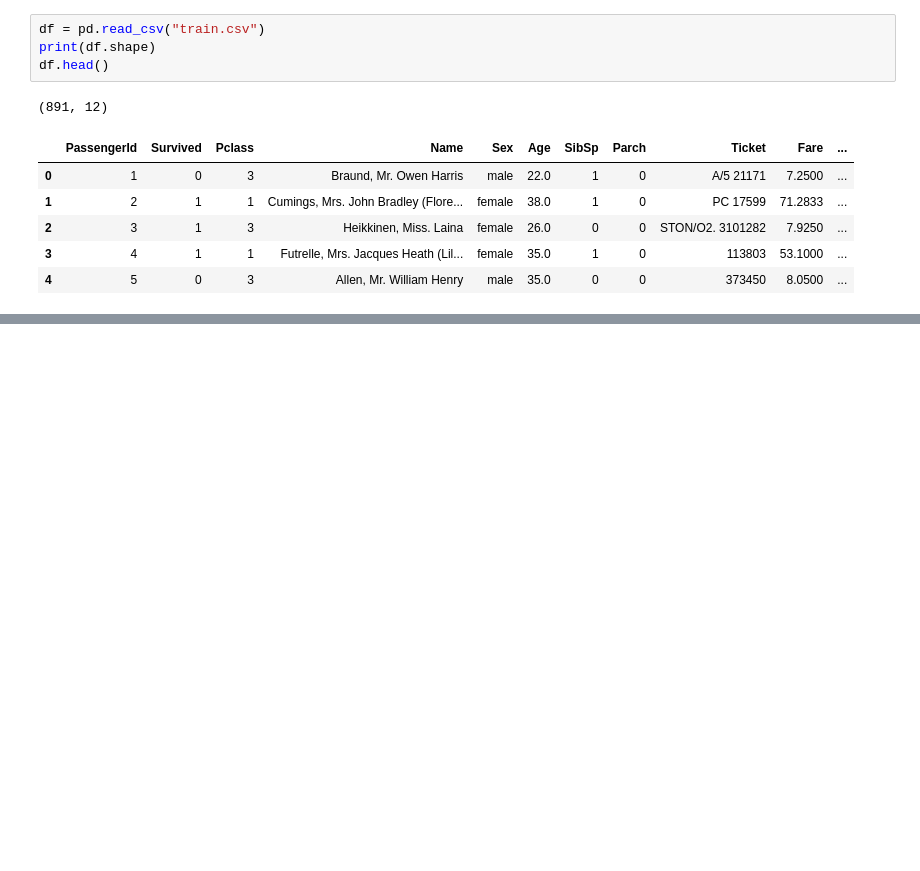
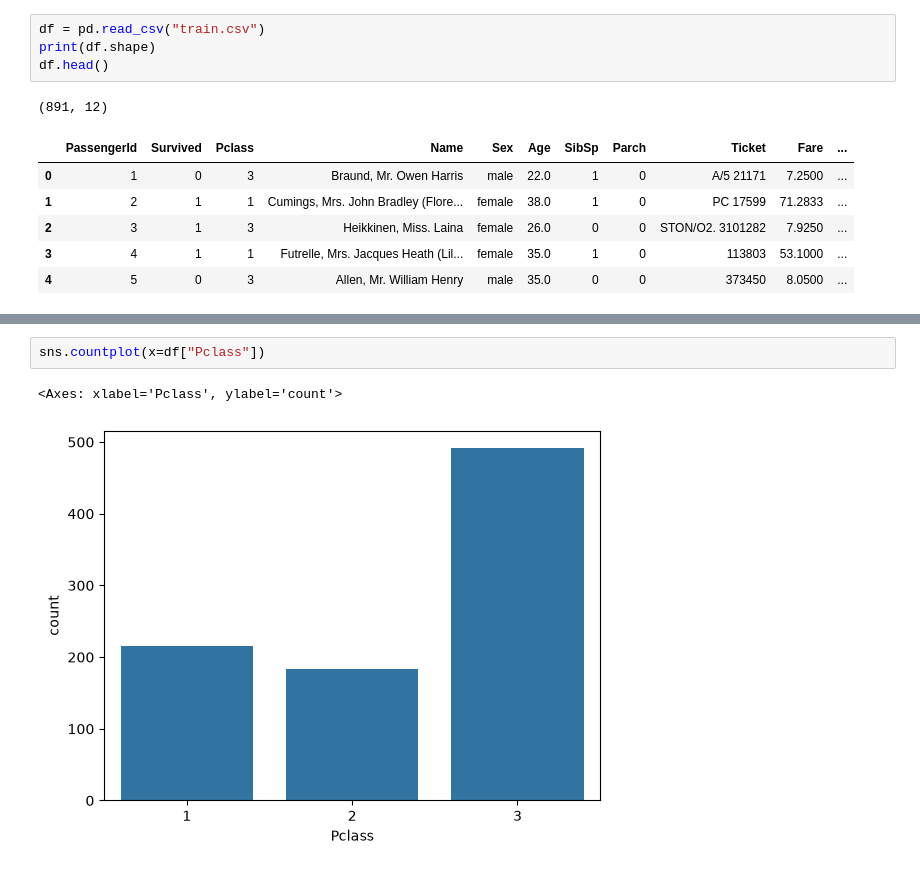
Before and after one commit to tushar110302/machine-learning, a Jupyter notebook: 06_eda_univariate/univariate_analysis.ipynb, the cells around one changed output, grey strips where cells are left out. Drawn from its saved outputs; the diff is of its cells as text; blank space fills up the shorter version.

```diff
--- a/06_eda_univariate/univariate_analysis.ipynb
+++ b/06_eda_univariate/univariate_analysis.ipynb
@@ -15,0 +42,5 @@ df.head()
+# %%
+sns.countplot(x=df["Pclass"])
+# %% [output]
+<Axes: xlabel='Pclass', ylabel='count'>
+[figure, added]
```
Also changed, not shown: parts of 14 cells of this notebook.
